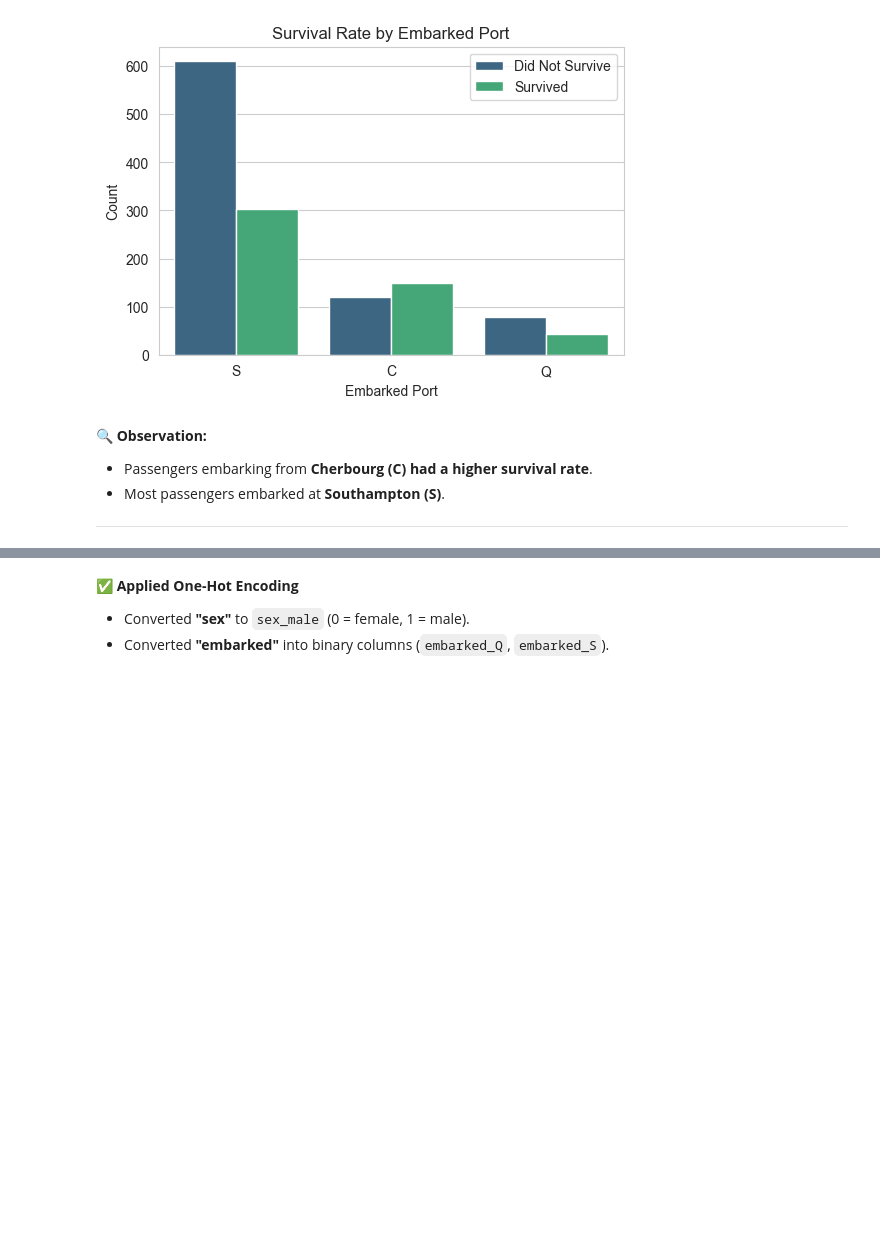
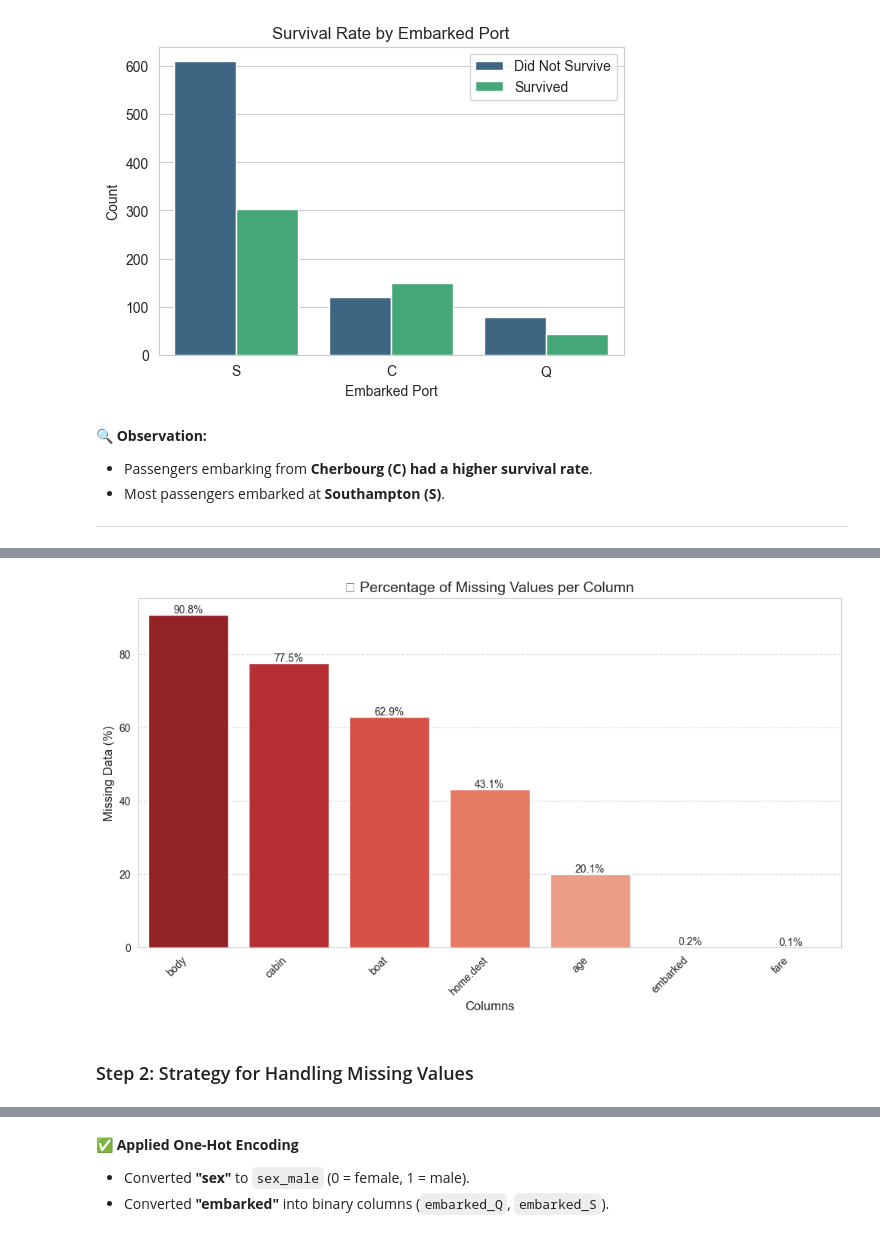
Before and after one commit to JSebastianIEU/ML-fundamentals-2025, a Jupyter notebook: Assignment1/assignment_1_JuanSebastian_Peña[_Peña] .ipynb, the cells around one changed output, grey strips where cells are left out. Cells and saved outputs as stored; diff of their text form; code cells hidden in the pictures; blank space fills up the shorter version.

```diff
--- a/Assignment1/assignment_1_JuanSebastian_Peña[_Peña] .ipynb
+++ b/Assignment1/assignment_1_JuanSebastian_Peña[_Peña] .ipynb
@@ -669,3 +343,0 @@ Name: count, dtype: int64
-# %%
-# Drop the 'family_size' column
-data.drop(columns=["family_size"], inplace=True)
@@ -710,0 +452,15 @@ data.head()
+# %%
+# Compute missing values and percentage
+missing_df = data.isnull().sum().to_frame(name="Missing Values")
+missing_df["Percentage"] = (missing_df["Missing Values"] / len(data)) * 100
+
+# Filter only columns with missing values
+missing_df = missing_df[missing_df["Missing Values"] > 0].sort_values(by="Percentage", ascending=False)
+
+# Display summary
+print("🔍 Missing Values Summary:\n")
+print(missing_df)
+
+# Identify columns to drop (above 75% missing values)
+drop_columns = missing_df[missing_df["Percentage"] >= 75].index.tolist()
+print("\n🚨 Columns Recommended for Dropping (≥75% Missing):", drop_columns)
@@ -710,0 +488,33 @@ data.head()
+# %%
+# Ensure missing_df is not empty before plotting
+if not missing_df.empty:
+    plt.figure(figsize=(12, 6))
+
+    # Use `hue=missing_df.index` and set legend=False to avoid warning
+    sns.barplot(
+        x=missing_df.index,
+        y=missing_df["Percentage"],
+        hue=missing_df.index,  # Assign hue to the x-variable to avoid FutureWarning
+        palette="Reds_r",
+        dodge=False,  # Prevents seaborn from shifting bars
+        legend=False  # Removes unnecessary legend
+    )
+
+    # Customizing the plot
+    plt.title("📉 Percentage of Missing Values per Column", fontsize=14)
+    plt.ylabel("Missing Data (%)", fontsize=12)
+    plt.xlabel("Columns", fontsize=12)
+    plt.xticks(rotation=45, ha="right")
+    plt.grid(axis="y", linestyle="--", alpha=0.7)
+
+    # Show values on bars
+    for index, value in enumerate(missing_df["Percentage"]):
+        plt.text(index, value + 0.5, f"{value:.1f}%", ha="center", fontsize=10)
+
+    plt.show()
+else:
+    print("✅ No missing values found in the dataset.")
+# %% [output]
+[figure, added]
+# %% [markdown]
+### Step 2: Strategy for Handling Missing Values
```
Also changed, not shown: parts of 262 cells of this notebook.
